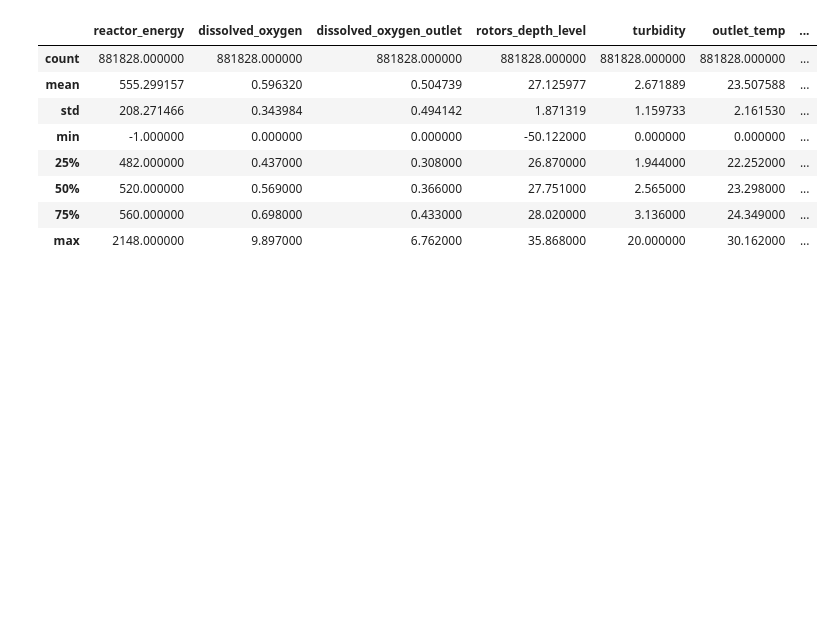
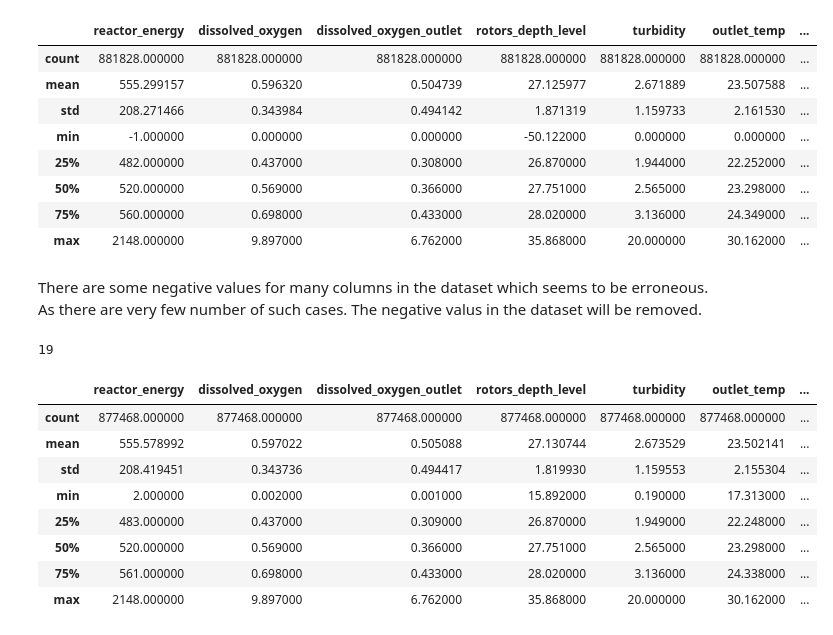
Before and after one commit to GKPSingh/WasteWaterTreatment, a Jupyter notebook: WWTP_Data_Wrangling.ipynb, the cells around one changed output. Cells and saved outputs as stored; diff of their text form; code cells hidden in the pictures; blank space fills up the shorter version.

```diff
--- a/WWTP_Data_Wrangling.ipynb
+++ b/WWTP_Data_Wrangling.ipynb
@@ -194,3 +202,41 @@ df.describe()
 | 50% | 520.000000 | 0.569000 | 0.366000 | 27.751000 | 2.565000 | 23.298000 | ... |
 | 75% | 560.000000 | 0.698000 | 0.433000 | 28.020000 | 3.136000 | 24.349000 | ... |
 | max | 2148.000000 | 9.897000 | 6.762000 | 35.868000 | 20.000000 | 30.162000 | ... |
+# %% [markdown]
+There are some negative values for many columns in the dataset which seems to be erroneous. As there are very few number of such cases. The negative valus in the dataset will be removed.
+# %%
+# Checking the number of rows with negative reactor_energy
+len(df[df['reactor_energy']<=0])
+# %% [output]
+19
+# %%
+# Removing the rows with values less than '0' in their respective columns and getting the description of the data
+df = df[(df[['reactor_energy']]>0).all(axis = 1)]
+df = df[(df[['dissolved_oxygen']]>0).all(axis = 1)]
+df = df[(df[['dissolved_oxygen_outlet']]>0).all(axis = 1)]
+df = df[(df[['rotors_depth_level']]>0).all(axis = 1)]
+df = df[(df[['turbidity']]>0).all(axis = 1)]
+df = df[(df[['outlet_temp']]>0).all(axis = 1)]
+df = df[(df[['reactor_temp']]>0).all(axis = 1)]
+df = df[(df[['ras_tss']]>0).all(axis = 1)]
+df = df[(df[['was_station']]>0).all(axis = 1)]
+df = df[(df[['feedflow_to_reactor']]>0).all(axis = 1)]
+df = df[(df[['raw_sewage_conductivity']]>0).all(axis = 1)]
+df = df[(df[['raw_sewage_tss']]>0).all(axis = 1)]
+df = df[(df[['b11_flowmeter']]>0).all(axis = 1)]
+df = df[(df[['ammonia_outlet_conc']]>0).all(axis = 1)]
+df = df[(df[['nitrate_outlet_conc']]>0).all(axis = 1)]
+
+
+
+df.describe()
+# %% [output]
+|  | reactor_energy | dissolved_oxygen | dissolved_oxygen_outlet | rotors_depth_level | turbidity | outlet_temp | ... |
+| count | 877468.000000 | 877468.000000 | 877468.000000 | 877468.000000 | 877468.000000 | 877468.000000 | ... |
+| mean | 555.578992 | 0.597022 | 0.505088 | 27.130744 | 2.673529 | 23.502141 | ... |
+| std | 208.419451 | 0.343736 | 0.494417 | 1.819930 | 1.159553 | 2.155304 | ... |
+| min | 2.000000 | 0.002000 | 0.001000 | 15.892000 | 0.190000 | 17.313000 | ... |
+| 25% | 483.000000 | 0.437000 | 0.309000 | 26.870000 | 1.949000 | 22.248000 | ... |
+| 50% | 520.000000 | 0.569000 | 0.366000 | 27.751000 | 2.565000 | 23.298000 | ... |
+| 75% | 561.000000 | 0.698000 | 0.433000 | 28.020000 | 3.136000 | 24.338000 | ... |
+| max | 2148.000000 | 9.897000 | 6.762000 | 35.868000 | 20.000000 | 30.162000 | ... |
```
Also changed, not shown: parts of 15 cells of this notebook.
